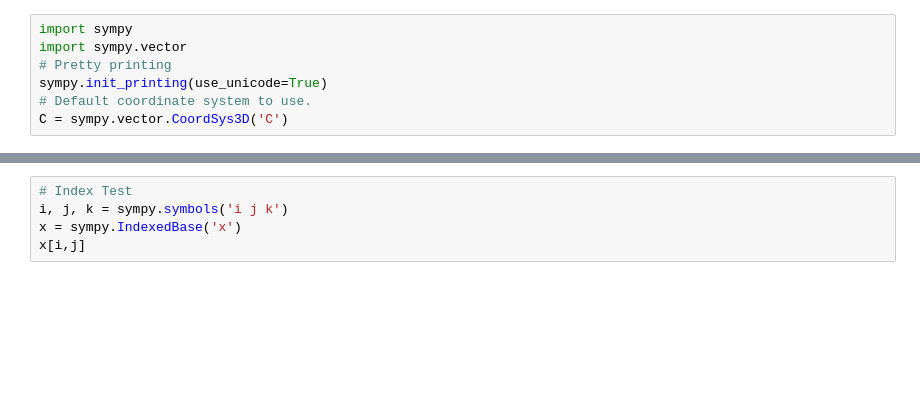
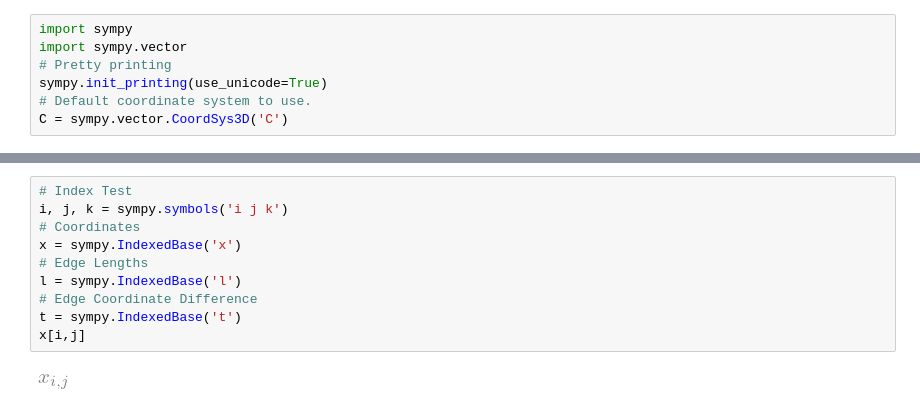
Before and after one commit to pauljoohyunkim/partC_Dissertation, a Jupyter notebook: Notes/TexNotes/CurveRepulsion1/gradient_tangent_point.ipynb, the cells around one changed output, grey strips where cells are left out. Drawn from its saved outputs; the diff is of its cells as text; blank space fills up the shorter version.

Commit message:
t for tangent direction difference

```diff
--- a/Notes/TexNotes/CurveRepulsion1/gradient_tangent_point.ipynb
+++ b/Notes/TexNotes/CurveRepulsion1/gradient_tangent_point.ipynb
@@ -13,8 +15,15 @@ sympy.diff(normderivative, xk1)
 # %%
 # Index Test
 i, j, k = sympy.symbols('i j k')
+# Coordinates
 x = sympy.IndexedBase('x')
+# Edge Lengths
+l = sympy.IndexedBase('l')
+# Edge Coordinate Difference
+t = sympy.IndexedBase('t')
 x[i,j]
+# %% [output]
+[figure, added]
 # %%
 # Creating vector
 def vectorize(a, b, c):
```
Also changed, not shown: parts of 7 cells of this notebook.
